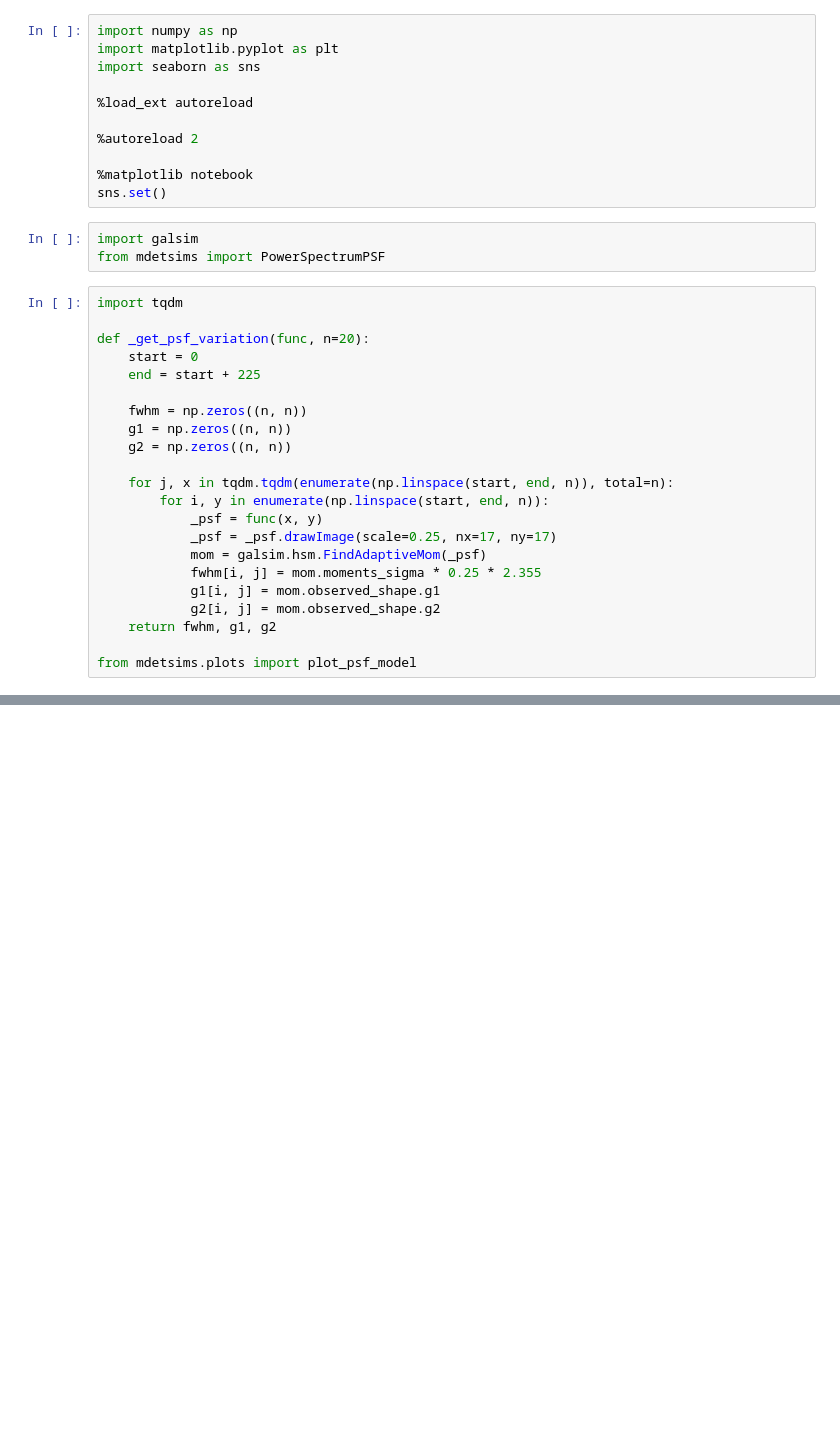
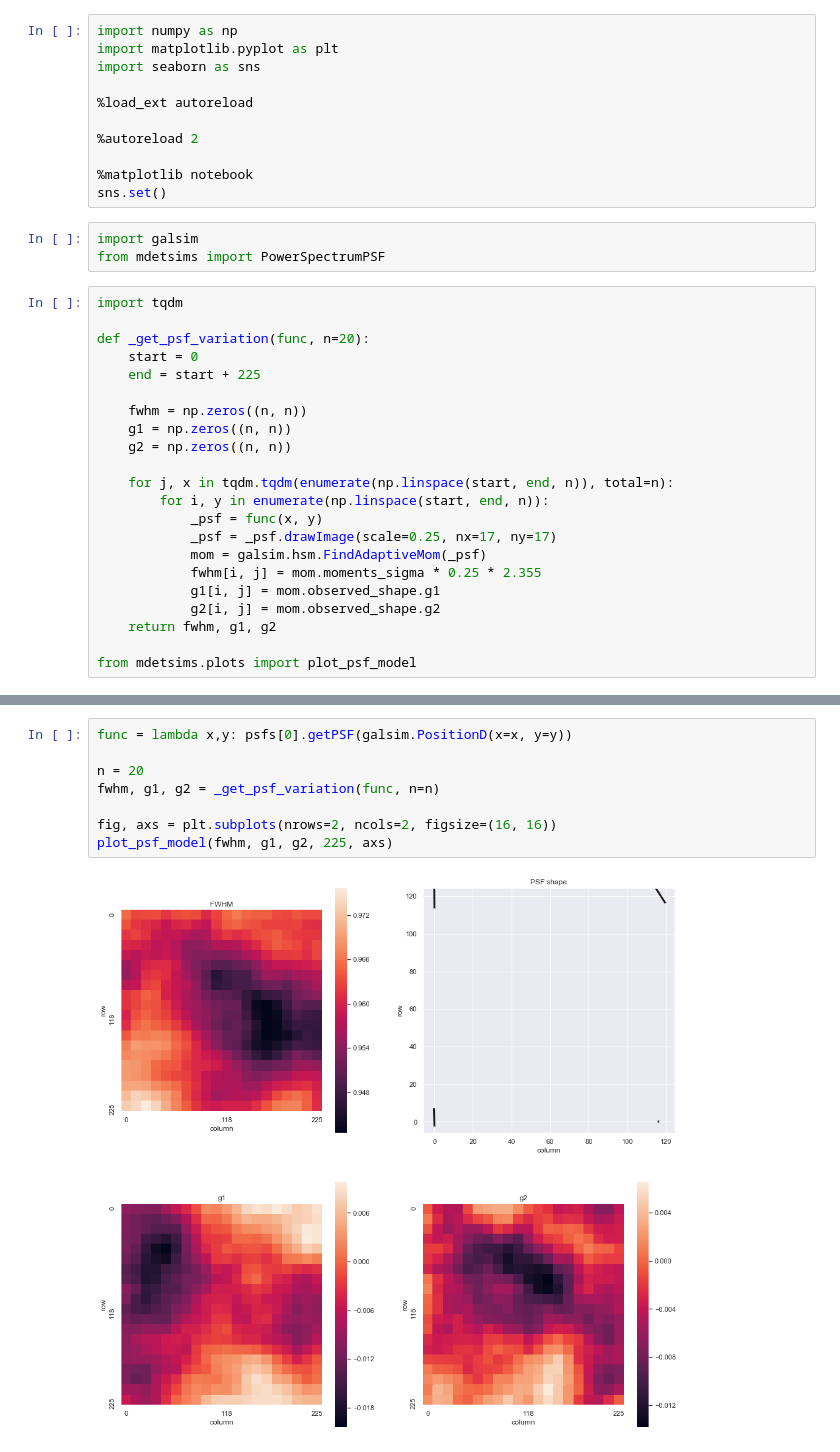
Before and after one commit to beckermr/metadetect-sims, a Jupyter notebook: plots_and_notebooks/plot_ps_psf.ipynb, the cells around one changed output, grey strips where cells are left out. Saved outputs shown, nothing was run; the diff lists cells and outputs as text; blank space fills up the shorter version.

```diff
--- a/plots_and_notebooks/plot_ps_psf.ipynb
+++ b/plots_and_notebooks/plot_ps_psf.ipynb
@@ -55,3 +85,13 @@ plot_psf_model(fwhm, g1, g2, 225, axs)
+# %%
+func = lambda x,y: psfs[0].getPSF(galsim.PositionD(x=x, y=y))
+
+n = 20
+fwhm, g1, g2 = _get_psf_variation(func, n=n)
+
+fig, axs = plt.subplots(nrows=2, ncols=2, figsize=(16, 16))
+plot_psf_model(fwhm, g1, g2, 225, axs)
+# %% [output]
+[figure, added]
 # %%
 import treecorr
 
```
Also changed, not shown: parts of 6 cells of this notebook, 4 other files.
